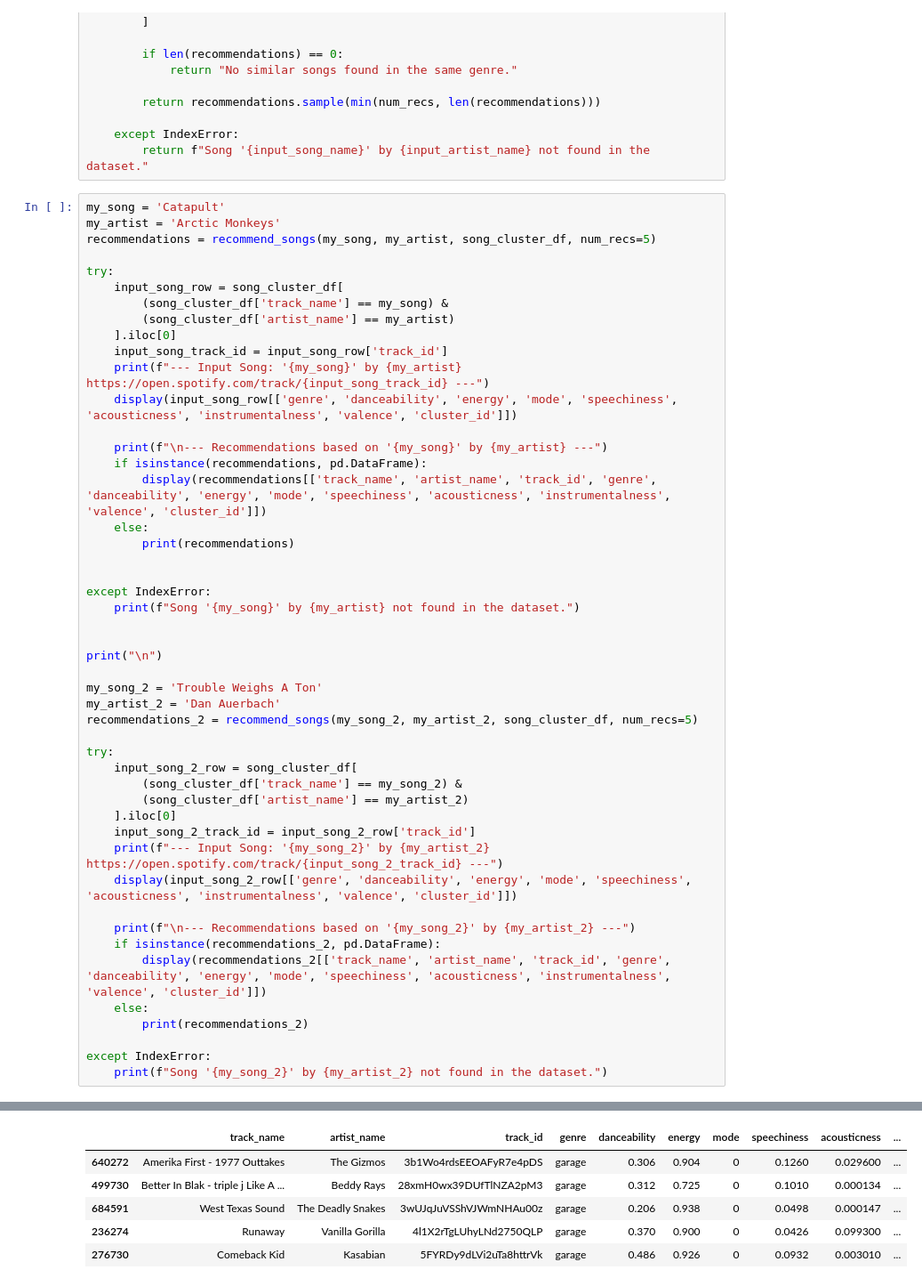
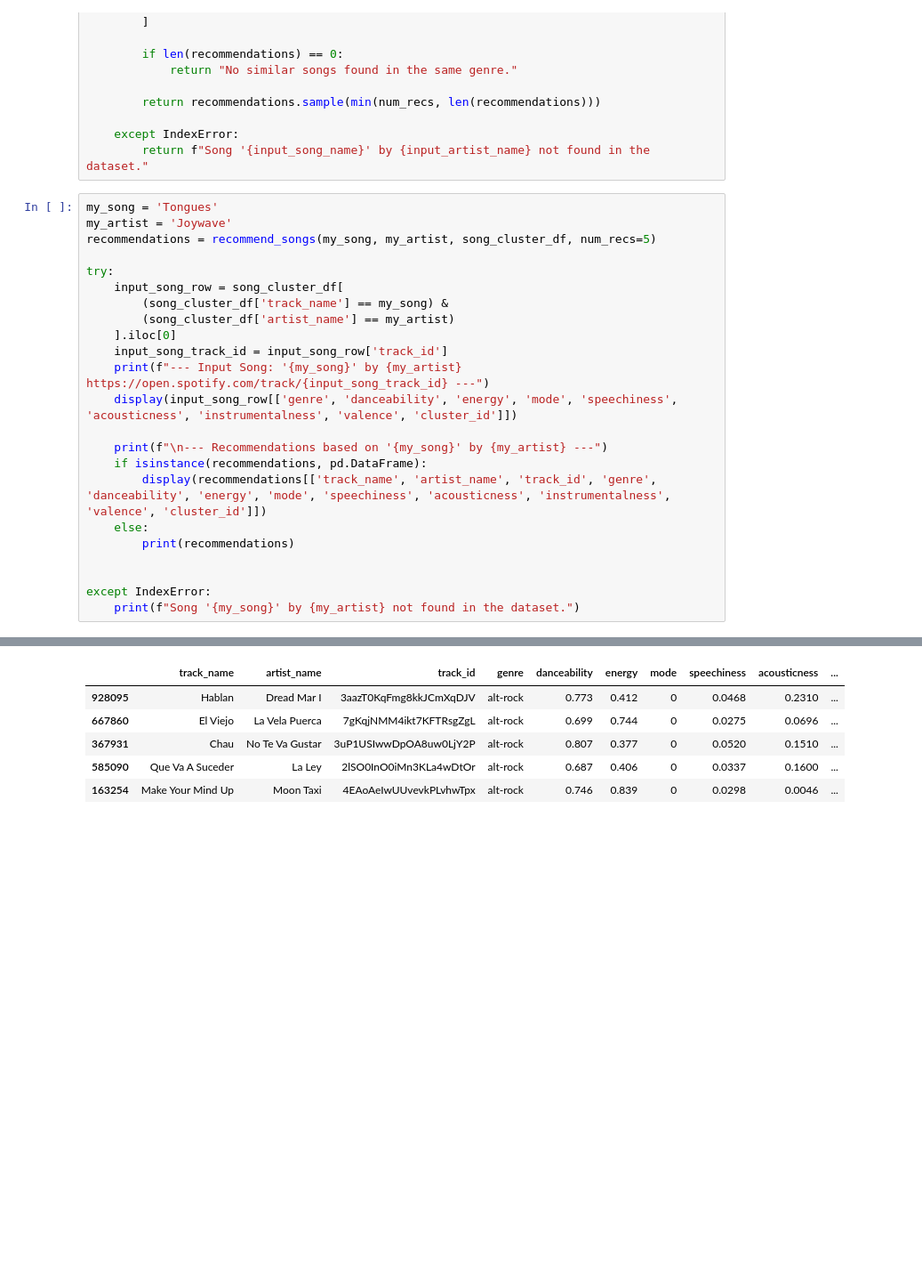
Before and after one commit to CamCranda11/MLFA25Project, a Jupyter notebook: MLProjectModel.ipynb, the cells around one changed output, grey strips where cells are left out. Shown: that part at 89% size. Drawn from its saved outputs; the diff is of its cells as text; blank space fills up the shorter version.

```diff
--- a/MLProjectModel.ipynb
+++ b/MLProjectModel.ipynb
@@ -106,8 +106,8 @@ def recommend_songs(input_song_name, input_artist_name, data_df, num_recs=3):
     except IndexError:
         return f"Song '{input_song_name}' by {input_artist_name} not found in the dataset."
 # %%
-my_song = 'Catapult'
-my_artist = 'Arctic Monkeys'
+my_song = 'Tongues'
+my_artist = 'Joywave'
 recommendations = recommend_songs(my_song, my_artist, song_cluster_df, num_recs=5)
 
 try:
@@ -128,29 +128,4 @@ try:
 
 except IndexError:
     print(f"Song '{my_song}' by {my_artist} not found in the dataset.")
-
-
-print("\n")
-
-my_song_2 = 'Trouble Weighs A Ton'
-my_artist_2 = 'Dan Auerbach'
-recommendations_2 = recommend_songs(my_song_2, my_artist_2, song_cluster_df, num_recs=5)
-
-try:
-    input_song_2_row = song_cluster_df[
-        (song_cluster_df['track_name'] == my_song_2) &
-        (song_cluster_df['artist_name'] == my_artist_2)
-    ].iloc[0]
-    input_song_2_track_id = input_song_2_row['track_id']
-    print(f"--- Input Song: '{my_song_2}' by {my_artist_2} https://open.spotify.com/track/{input_song_2_track_id} ---")
-    display(input_song_2_row[['genre', 'danceability', 'energy', 'mode', 'speechiness', 'acousticness', 'instrumentalness', 'valence', 'cluster_id']])
-
-    print(f"\n--- Recommendations based on '{my_song_2}' by {my_artist_2} ---")
-    if isinstance(recommendations_2, pd.DataFrame):
-        display(recommendations_2[['track_name', 'artist_name', 'track_id', 'genre', 'danceability', 'energy', 'mode', 'speechiness', 'acousticness', 'instrumentalness', 'valence', 'cluster_id']])
-    else:
-        print(recommendations_2)
-
-except IndexError:
-    print(f"Song '{my_song_2}' by {my_artist_2} not found in the dataset.")
 # %% [output]
@@ -170,6 +145,6 @@ dtype: object
 |  | track_name | artist_name | track_id | genre | danceability | energy | mode | speechiness | acousticness | ... |
-| 640272 | Amerika First - 1977 Outtakes | The Gizmos | 3b1Wo4rdsEEOAFyR7e4pDS | garage | 0.306 | 0.904 | 0 | 0.1260 | 0.029600 | ... |
-| 499730 | Better In Blak - triple j Like A ... | Beddy Rays | 28xmH0wx39DUfTlNZA2pM3 | garage | 0.312 | 0.725 | 0 | 0.1010 | 0.000134 | ... |
-| 684591 | West Texas Sound | The Deadly Snakes | 3wUJqJuVSShVJWmNHAu00z | garage | 0.206 | 0.938 | 0 | 0.0498 | 0.000147 | ... |
-| 236274 | Runaway | Vanilla Gorilla | 4l1X2rTgLUhyLNd2750QLP | garage | 0.370 | 0.900 | 0 | 0.0426 | 0.099300 | ... |
-| 276730 | Comeback Kid | Kasabian | 5FYRDy9dLVi2uTa8httrVk | garage | 0.486 | 0.926 | 0 | 0.0932 | 0.003010 | ... |
+| 928095 | Hablan | Dread Mar I | 3aazT0KqFmg8kkJCmXqDJV | alt-rock | 0.773 | 0.412 | 0 | 0.0468 | 0.2310 | ... |
+| 667860 | El Viejo | La Vela Puerca | 7gKqjNMM4ikt7KFTRsgZgL | alt-rock | 0.699 | 0.744 | 0 | 0.0275 | 0.0696 | ... |
+| 367931 | Chau | No Te Va Gustar | 3uP1USIwwDpOA8uw0LjY2P | alt-rock | 0.807 | 0.377 | 0 | 0.0520 | 0.1510 | ... |
+| 585090 | Que Va A Suceder | La Ley | 2lSO0InO0iMn3KLa4wDtOr | alt-rock | 0.687 | 0.406 | 0 | 0.0337 | 0.1600 | ... |
+| 163254 | Make Your Mind Up | Moon Taxi | 4EAoAeIwUUvevkPLvhwTpx | alt-rock | 0.746 | 0.839 | 0 | 0.0298 | 0.0046 | ... |
```
Also changed, not shown: parts of 3 cells of this notebook.
